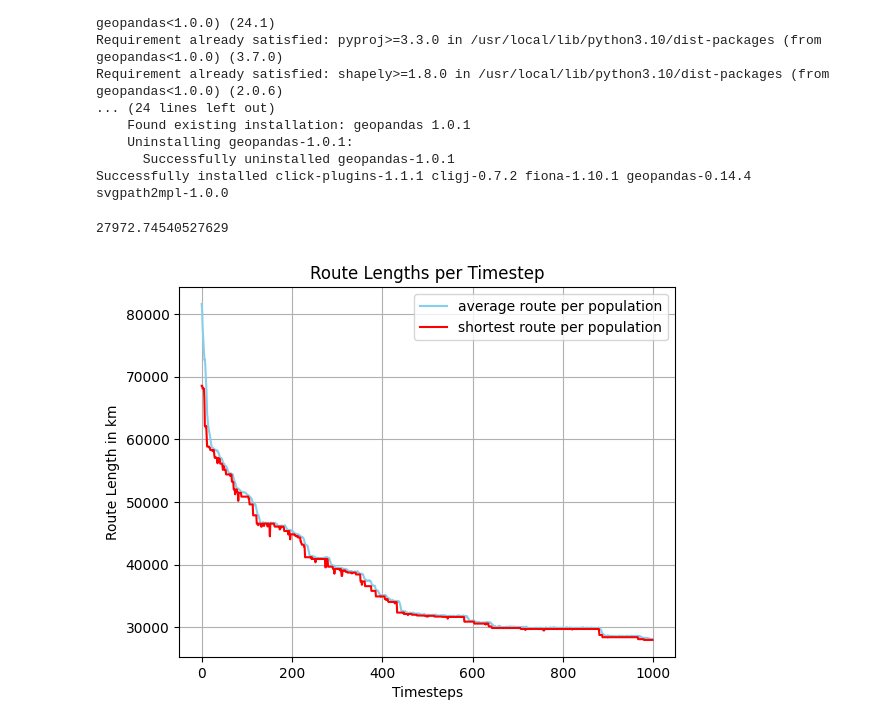
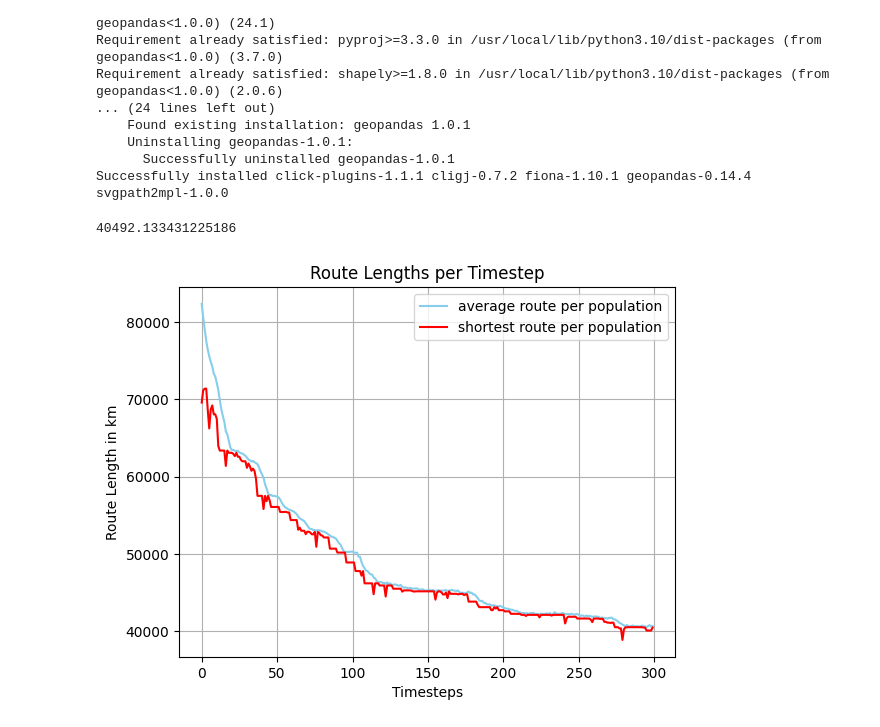
Before and after one commit to JesseK18/NaCo1, a Jupyter notebook: NACO1colab.ipynb, the cells around one changed output. Saved outputs shown, nothing was run; the diff lists cells and outputs as text; code cells hidden in the pictures.

Commit message:
Add scramble mutation

```diff
--- a/NACO1colab.ipynb
+++ b/NACO1colab.ipynb
@@ -379,7 +379,7 @@ class GA:
         return child1, child2
 
     def mutations(self, population, mutation_rate=.1):
-        MUTATION_TYPE = ['insert_mutation', 'swap_mutation', 'inversion_mutation']
+        MUTATION_TYPE = ['insert_mutation', 'swap_mutation', 'inversion_mutation', 'scramble_mutation']
         mutated_population = []
         copy_population = np.copy(population)
 
@@ -394,6 +394,9 @@ class GA:
                 mutant = self.insert_mutation(chromosome)
 
             elif mutation == 'swap_mutation':
+                mutant = self.swap_mutation(chromosome)
+
+            elif mutation == 'scramble_mutation':
                 mutant = self.swap_mutation(chromosome)
 
             else:
@@ -434,6 +437,18 @@ class GA:
         new_chromosome[split1:split2+1] = reversed_sequence
 
         return new_chromosome
+
+    def scramble_mutation(self, chromosome: np.array):
+        idx_1, idx_2 = np.random.choice(np.arange(len(chromosome)), 2, replace=False)
+        start, end = min(idx_1, idx_2), max(idx_1, idx_2)
+        # Scramble the segment
+        scrambled_segment = np.random.permutation(chromosome[start:end+1])
+        # new chromosome with scrambld segment
+        new_chromosome = np.copy(chromosome)
+        new_chromosome[start:end+1] = scrambled_segment
+
+        return new_chromosome
+
 
     def reset(self):
         self.POPULATION = np.array([np.random.permutation(self.tsp.dim) for _ in range(self.POPULATION_SIZE)])
@@ -550,26 +565,19 @@ class RandomSearch():
 
 
 
-
-'''TESTING'''
-POPULATION_SIZE = 100
-
-
-
-
 if __name__ == "__main__":
     # Creating averaging over seeds, maybe enough to only choose one seed and not average over 3
 
     np.random.seed(42)
     # seed_values = np.random.randint(1, 51, size=3)
     # results = []
+    POPULATION_SIZE = 100
+    N_REPETITIONS = 1
+    N_TIMESTEPS = 300
+    GUESSES = 100000
+
     # for seed in seed_values:
     #     np.random.seed(seed)
-
-
-    N_REPETITIONS = 1
-    N_TIMESTEPS = 1000
-    GUESSES = 100000
         # with TSP(plot=False) as tsp:
         #     # Sample a 10 random paths
         #     for _ in range(10):
@@ -582,32 +590,32 @@ if __name__ == "__main__":
         #         # Input something to continue
         #         input()
 
         # Alternatively, you can use the object only for the TSP function,
         # and dont use the plot
         # with TSP(plot=True) as tsp:
 
         # # Get the path length
         # random_path = np.random.permutation(tsp.dim)
         # route_length = tsp(random_path)
         # print(f"Random path length {route_length: .2f}km")
 
         # Call tsp class for route length calculation
     tsp = TSP(plot=False)
 
 
         # Plot best random paths search
         # ra = RandomSearch(tsp, guesses=GUESSES)
         # ra.guessing_paths()
         # ra.plot_random_paths()
 
         # Execute and plot the GA experiment
     ga = GA(tsp)
     array, best_array = ga.experiment(N_REPETITIONS, N_TIMESTEPS)
     #results.append((array, best_array))
     ga.plot(array, best_array) #plot best path and average path over timesteps
 
     # average_array, average_best_array = np.mean(results, axis=0)
     # ga.plot(average_array, average_best_array)
 # %% [output]
-27972.74540527629
+40492.133431225186
-[figure, old version]
+[figure, new version]
```
